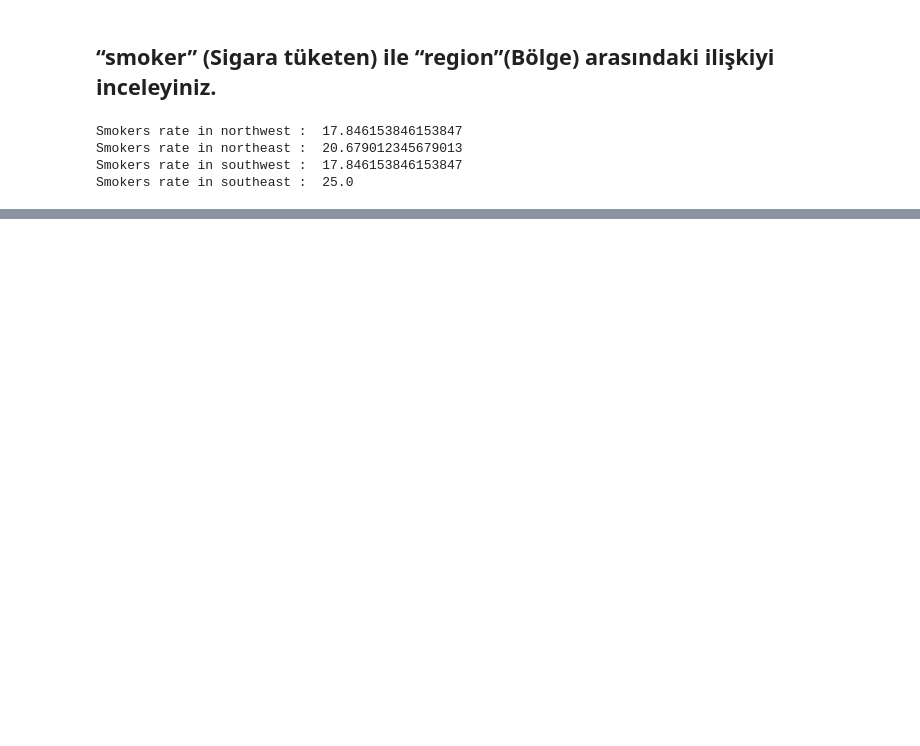
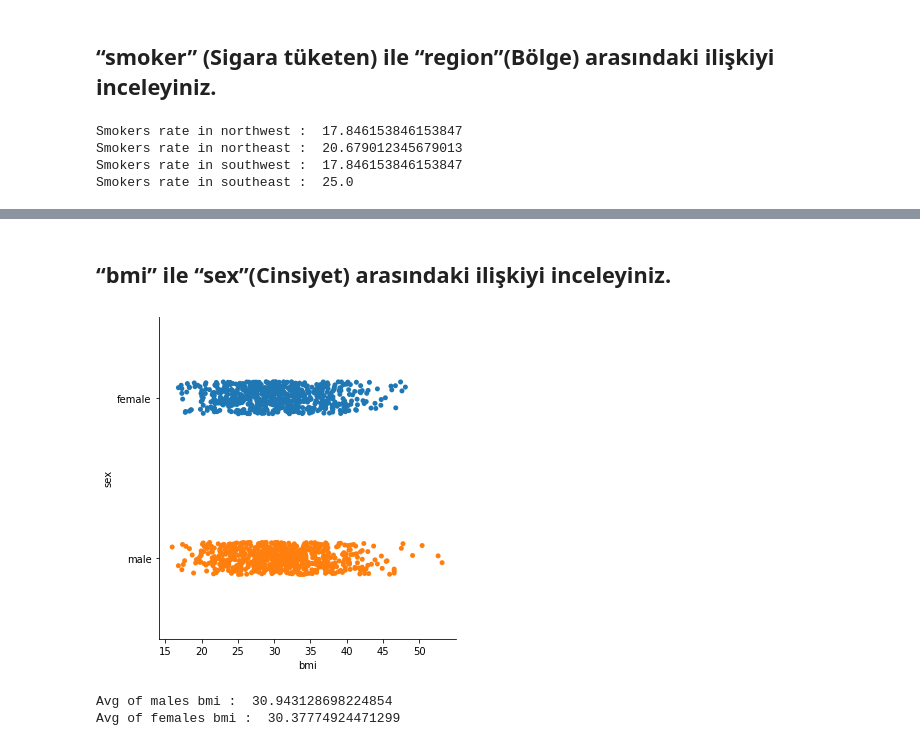
Before and after one commit to CagataySavasli/GlobalAIHub_Project1, a Jupyter notebook: projectOne.ipynb, the cells around one changed output, grey strips where cells are left out. Drawn from its saved outputs; the diff is of its cells as text; code cells hidden in the pictures; blank space fills up the shorter version.

```diff
--- a/projectOne.ipynb
+++ b/projectOne.ipynb
@@ -56,0 +58,12 @@ plot = df.plot.pie(y='rate', figsize=(8, 8))
+# %% [markdown]
+## “bmi” ile “sex”(Cinsiyet) arasındaki ilişkiyi inceleyiniz.
+# %%
+sns.catplot(x = df.bmi, y = df.sex, data = df);
+# %% [output]
+[figure, added]
+# %%
+print("Avg of males bmi : ", np.average(df[df.sex == "male"].bmi))
+print("Avg of females bmi : ", np.average(df[df.sex == "female"].bmi))
+# %% [output]
+Avg of males bmi :  30.943128698224854
+Avg of females bmi :  30.37774924471299
```
Also changed, not shown: parts of 13 cells of this notebook.
